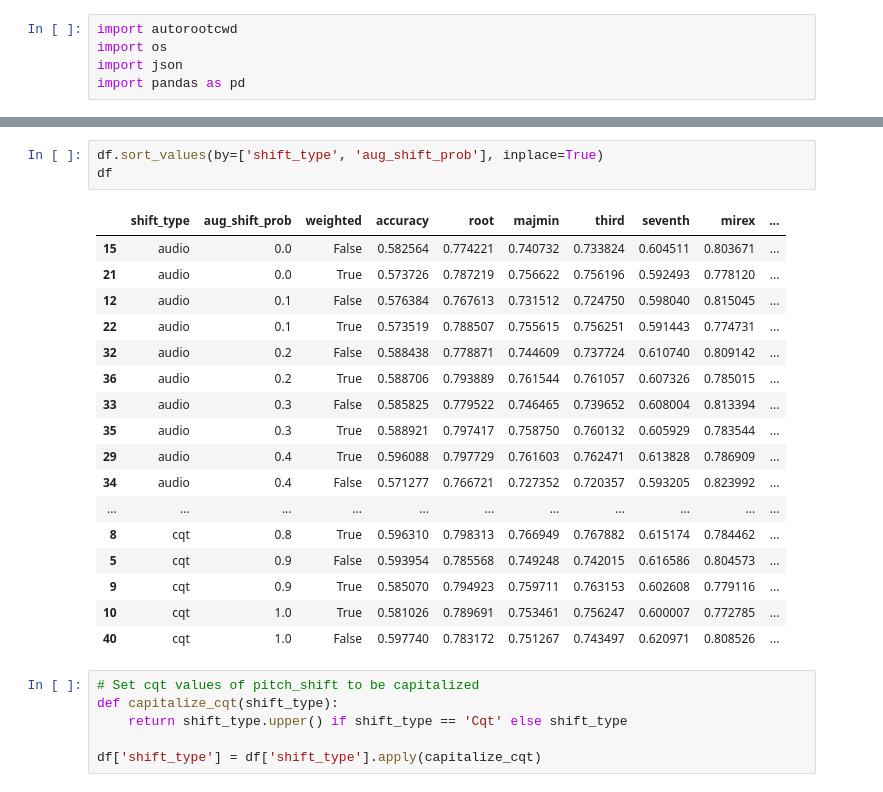
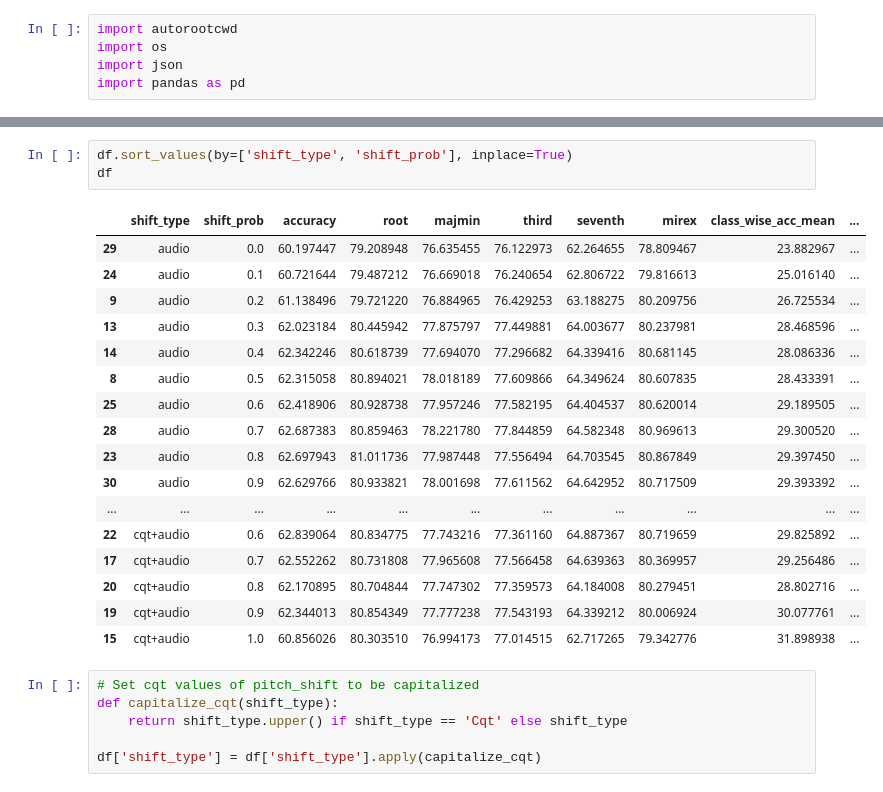
Before and after one commit to PierreRL/AutomaticChordRecognition, a Jupyter notebook: notebooks/experiments/9. Pitch Augmentation.ipynb, the cells around one changed output, grey strips where cells are left out. Cells and saved outputs as stored; diff of their text form.

```diff
--- a/notebooks/experiments/9. Pitch Augmentation.ipynb
+++ b/notebooks/experiments/9. Pitch Augmentation.ipynb
@@ -45,26 +46,26 @@ for experiment in experiments:
 
 df = pd.DataFrame(rows)
 # %%
-df.sort_values(by=['shift_type', 'aug_shift_prob'], inplace=True)
+df.sort_values(by=['shift_type', 'shift_prob'], inplace=True)
 df
 # %% [output]
-|  | shift_type | aug_shift_prob | weighted | accuracy | root | majmin | third | seventh | mirex | ... |
-| 15 | audio | 0.0 | False | 0.582564 | 0.774221 | 0.740732 | 0.733824 | 0.604511 | 0.803671 | ... |
-| 21 | audio | 0.0 | True | 0.573726 | 0.787219 | 0.756622 | 0.756196 | 0.592493 | 0.778120 | ... |
-| 12 | audio | 0.1 | False | 0.576384 | 0.767613 | 0.731512 | 0.724750 | 0.598040 | 0.815045 | ... |
-| 22 | audio | 0.1 | True | 0.573519 | 0.788507 | 0.755615 | 0.756251 | 0.591443 | 0.774731 | ... |
-| 32 | audio | 0.2 | False | 0.588438 | 0.778871 | 0.744609 | 0.737724 | 0.610740 | 0.809142 | ... |
-| 36 | audio | 0.2 | True | 0.588706 | 0.793889 | 0.761544 | 0.761057 | 0.607326 | 0.785015 | ... |
-| 33 | audio | 0.3 | False | 0.585825 | 0.779522 | 0.746465 | 0.739652 | 0.608004 | 0.813394 | ... |
-| 35 | audio | 0.3 | True | 0.588921 | 0.797417 | 0.758750 | 0.760132 | 0.605929 | 0.783544 | ... |
-| 29 | audio | 0.4 | True | 0.596088 | 0.797729 | 0.761603 | 0.762471 | 0.613828 | 0.786909 | ... |
-| 34 | audio | 0.4 | False | 0.571277 | 0.766721 | 0.727352 | 0.720357 | 0.593205 | 0.823992 | ... |
+|  | shift_type | shift_prob | accuracy | root | majmin | third | seventh | mirex | class_wise_acc_mean | ... |
+| 29 | audio | 0.0 | 60.197447 | 79.208948 | 76.635455 | 76.122973 | 62.264655 | 78.809467 | 23.882967 | ... |
+| 24 | audio | 0.1 | 60.721644 | 79.487212 | 76.669018 | 76.240654 | 62.806722 | 79.816613 | 25.016140 | ... |
+| 9 | audio | 0.2 | 61.138496 | 79.721220 | 76.884965 | 76.429253 | 63.188275 | 80.209756 | 26.725534 | ... |
+| 13 | audio | 0.3 | 62.023184 | 80.445942 | 77.875797 | 77.449881 | 64.003677 | 80.237981 | 28.468596 | ... |
+| 14 | audio | 0.4 | 62.342246 | 80.618739 | 77.694070 | 77.296682 | 64.339416 | 80.681145 | 28.086336 | ... |
+| 8 | audio | 0.5 | 62.315058 | 80.894021 | 78.018189 | 77.609866 | 64.349624 | 80.607835 | 28.433391 | ... |
+| 25 | audio | 0.6 | 62.418906 | 80.928738 | 77.957246 | 77.582195 | 64.404537 | 80.620014 | 29.189505 | ... |
+| 28 | audio | 0.7 | 62.687383 | 80.859463 | 78.221780 | 77.844859 | 64.582348 | 80.969613 | 29.300520 | ... |
+| 23 | audio | 0.8 | 62.697943 | 81.011736 | 77.987448 | 77.556494 | 64.703545 | 80.867849 | 29.397450 | ... |
+| 30 | audio | 0.9 | 62.629766 | 80.933821 | 78.001698 | 77.611562 | 64.642952 | 80.717509 | 29.393392 | ... |
 | ... | ... | ... | ... | ... | ... | ... | ... | ... | ... | ... |
-| 8 | cqt | 0.8 | True | 0.596310 | 0.798313 | 0.766949 | 0.767882 | 0.615174 | 0.784462 | ... |
-| 5 | cqt | 0.9 | False | 0.593954 | 0.785568 | 0.749248 | 0.742015 | 0.616586 | 0.804573 | ... |
-| 9 | cqt | 0.9 | True | 0.585070 | 0.794923 | 0.759711 | 0.763153 | 0.602608 | 0.779116 | ... |
-| 10 | cqt | 1.0 | True | 0.581026 | 0.789691 | 0.753461 | 0.756247 | 0.600007 | 0.772785 | ... |
-| 40 | cqt | 1.0 | False | 0.597740 | 0.783172 | 0.751267 | 0.743497 | 0.620971 | 0.808526 | ... |
+| 22 | cqt+audio | 0.6 | 62.839064 | 80.834775 | 77.743216 | 77.361160 | 64.887367 | 80.719659 | 29.825892 | ... |
+| 17 | cqt+audio | 0.7 | 62.552262 | 80.731808 | 77.965608 | 77.566458 | 64.639363 | 80.369957 | 29.256486 | ... |
+| 20 | cqt+audio | 0.8 | 62.170895 | 80.704844 | 77.747302 | 77.359573 | 64.184008 | 80.279451 | 28.802716 | ... |
+| 19 | cqt+audio | 0.9 | 62.344013 | 80.854349 | 77.777238 | 77.543193 | 64.339212 | 80.006924 | 30.077761 | ... |
+| 15 | cqt+audio | 1.0 | 60.856026 | 80.303510 | 76.994173 | 77.014515 | 62.717265 | 79.342776 | 31.898938 | ... |
 # %%
 # Set cqt values of pitch_shift to be capitalized
 def capitalize_cqt(shift_type):
```
Also changed, not shown: parts of 2 cells of this notebook, 24 other files.
